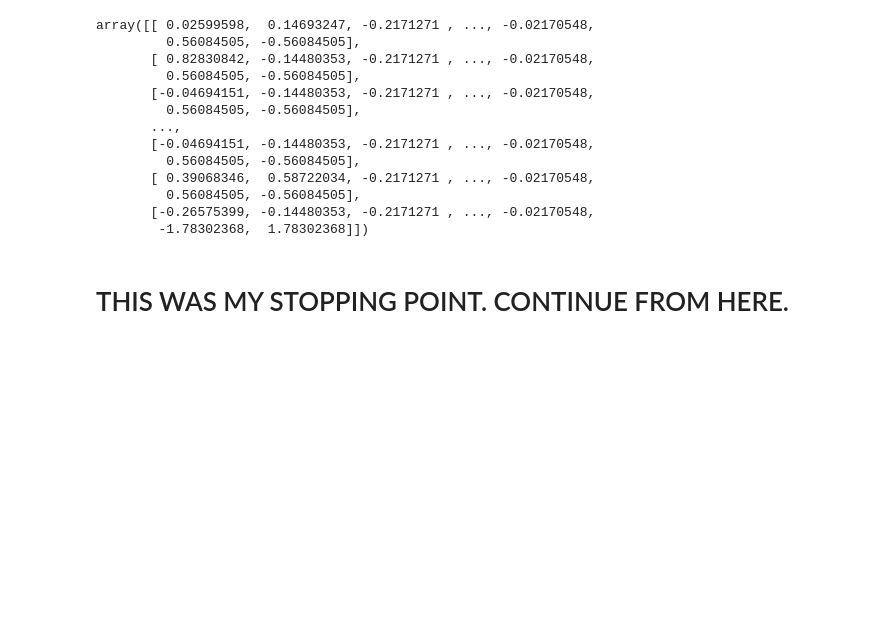
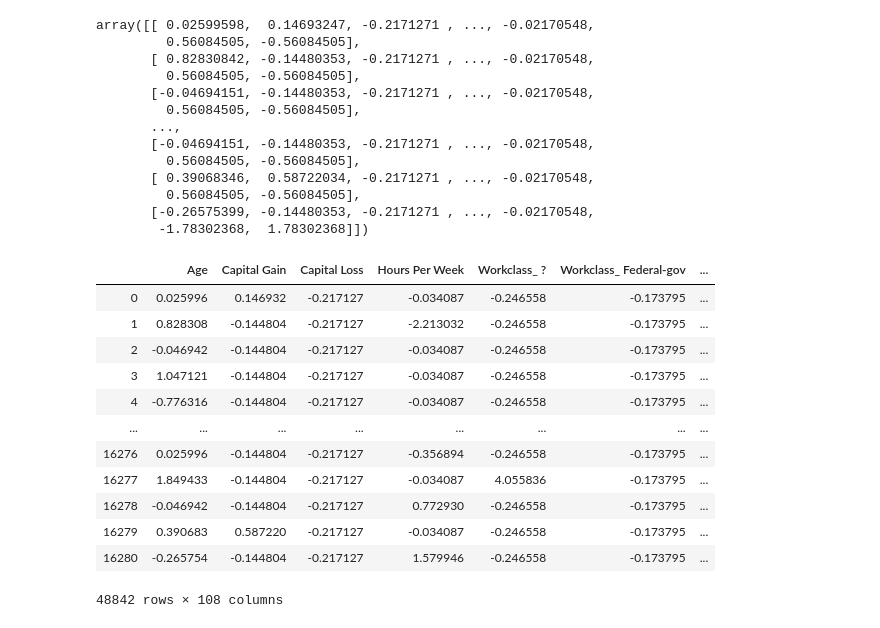
Before and after one commit to Vajrasamaya/Income_Classification, a Jupyter notebook: Classification of Census Data.ipynb, the cells around one changed output. Drawn from its saved outputs; the diff is of its cells as text; code cells hidden in the pictures; blank space fills up the shorter version.

Commit message:
added scaled dataframe

```diff
--- a/Classification of Census Data.ipynb
+++ b/Classification of Census Data.ipynb
@@ -566,5 +566,3 @@ array([[ 0.02599598,  0.14693247, -0.2171271 , ..., -0.02170548,
          0.56084505, -0.56084505],
        [-0.26575399, -0.14480353, -0.2171271 , ..., -0.02170548,
         -1.78302368,  1.78302368]])
-# %% [markdown]
-# THIS WAS MY STOPPING POINT. CONTINUE FROM HERE.
@@ -574 +569,19 @@ array([[ 0.02599598,  0.14693247, -0.2171271 , ..., -0.02170548,
+# %%
+# # transforming scaler array into a dataframe
+income_scaled = pd.DataFrame(scaler, index = income_dummies.index, columns = income_dummies.columns)
+income_scaled
+# %% [output]
+|  | Age | Capital Gain | Capital Loss | Hours Per Week | Workclass_ ? | Workclass_ Federal-gov | ... |
+| 0 | 0.025996 | 0.146932 | -0.217127 | -0.034087 | -0.246558 | -0.173795 | ... |
+| 1 | 0.828308 | -0.144804 | -0.217127 | -2.213032 | -0.246558 | -0.173795 | ... |
+| 2 | -0.046942 | -0.144804 | -0.217127 | -0.034087 | -0.246558 | -0.173795 | ... |
+| 3 | 1.047121 | -0.144804 | -0.217127 | -0.034087 | -0.246558 | -0.173795 | ... |
+| 4 | -0.776316 | -0.144804 | -0.217127 | -0.034087 | -0.246558 | -0.173795 | ... |
+| ... | ... | ... | ... | ... | ... | ... | ... |
+| 16276 | 0.025996 | -0.144804 | -0.217127 | -0.356894 | -0.246558 | -0.173795 | ... |
+| 16277 | 1.849433 | -0.144804 | -0.217127 | -0.034087 | 4.055836 | -0.173795 | ... |
+| 16278 | -0.046942 | -0.144804 | -0.217127 | 0.772930 | -0.246558 | -0.173795 | ... |
+| 16279 | 0.390683 | 0.587220 | -0.217127 | -0.034087 | -0.246558 | -0.173795 | ... |
+| 16280 | -0.265754 | -0.144804 | -0.217127 | 1.579946 | -0.246558 | -0.173795 | ... |
+48842 rows × 108 columns
 # %%
```
Also changed, not shown: parts of 2 cells of this notebook.
